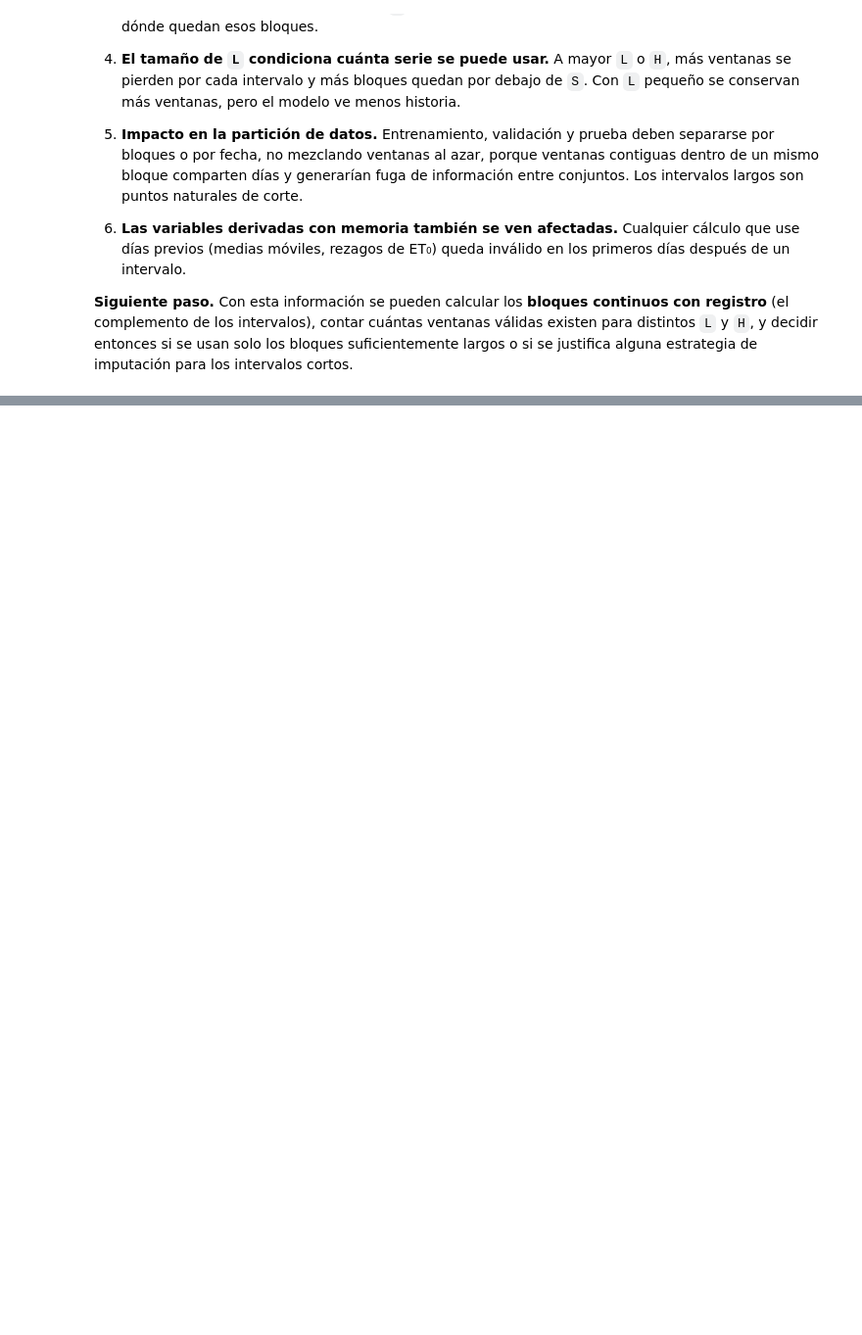
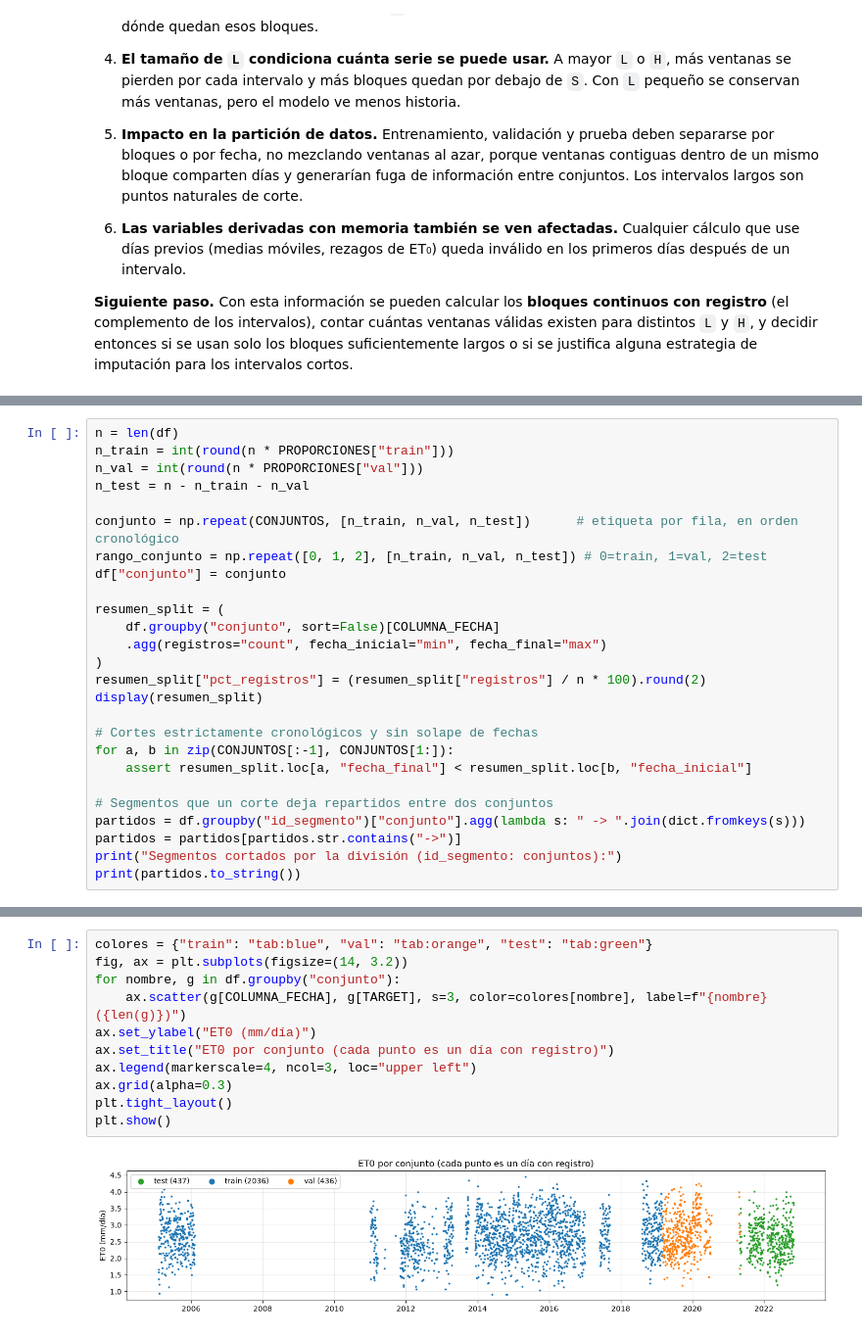
Before and after one commit to nicopulido/Prob_Proyecto_Grado, a Jupyter notebook: Tibaitata/05_preparacion_LSTM.ipynb, the cells around one changed output, grey strips where cells are left out. Shown at 98% size. Saved outputs shown, nothing was run; the diff lists cells and outputs as text; blank space fills up the shorter version.

```diff
--- a/Tibaitata/05_preparacion_LSTM.ipynb
+++ b/Tibaitata/05_preparacion_LSTM.ipynb
@@ -583,0 +700,26 @@ Una LSTM diaria recibe como entrada una **ventana** de `L` días consecutivos (p
+# %%
+n = len(df)
+n_train = int(round(n * PROPORCIONES["train"]))
+n_val = int(round(n * PROPORCIONES["val"]))
+n_test = n - n_train - n_val
+
+conjunto = np.repeat(CONJUNTOS, [n_train, n_val, n_test])      # etiqueta por fila, en orden cronológico
+rango_conjunto = np.repeat([0, 1, 2], [n_train, n_val, n_test]) # 0=train, 1=val, 2=test
+df["conjunto"] = conjunto
+
+resumen_split = (
+    df.groupby("conjunto", sort=False)[COLUMNA_FECHA]
+    .agg(registros="count", fecha_inicial="min", fecha_final="max")
+)
+resumen_split["pct_registros"] = (resumen_split["registros"] / n * 100).round(2)
+display(resumen_split)
+
+# Cortes estrictamente cronológicos y sin solape de fechas
+for a, b in zip(CONJUNTOS[:-1], CONJUNTOS[1:]):
+    assert resumen_split.loc[a, "fecha_final"] < resumen_split.loc[b, "fecha_inicial"]
+
+# Segmentos que un corte deja repartidos entre dos conjuntos
+partidos = df.groupby("id_segmento")["conjunto"].agg(lambda s: " -> ".join(dict.fromkeys(s)))
+partidos = partidos[partidos.str.contains("->")]
+print("Segmentos cortados por la división (id_segmento: conjuntos):")
+print(partidos.to_string())
@@ -583,0 +736,13 @@ Una LSTM diaria recibe como entrada una **ventana** de `L` días consecutivos (p
+# %%
+colores = {"train": "tab:blue", "val": "tab:orange", "test": "tab:green"}
+fig, ax = plt.subplots(figsize=(14, 3.2))
+for nombre, g in df.groupby("conjunto"):
+    ax.scatter(g[COLUMNA_FECHA], g[TARGET], s=3, color=colores[nombre], label=f"{nombre} ({len(g)})")
+ax.set_ylabel("ET0 (mm/día)")
+ax.set_title("ET0 por conjunto (cada punto es un día con registro)")
+ax.legend(markerscale=4, ncol=3, loc="upper left")
+ax.grid(alpha=0.3)
+plt.tight_layout()
+plt.show()
+# %% [output]
+[figure, added]
```
Also changed, not shown: parts of 19 cells of this notebook, 15 other files.
